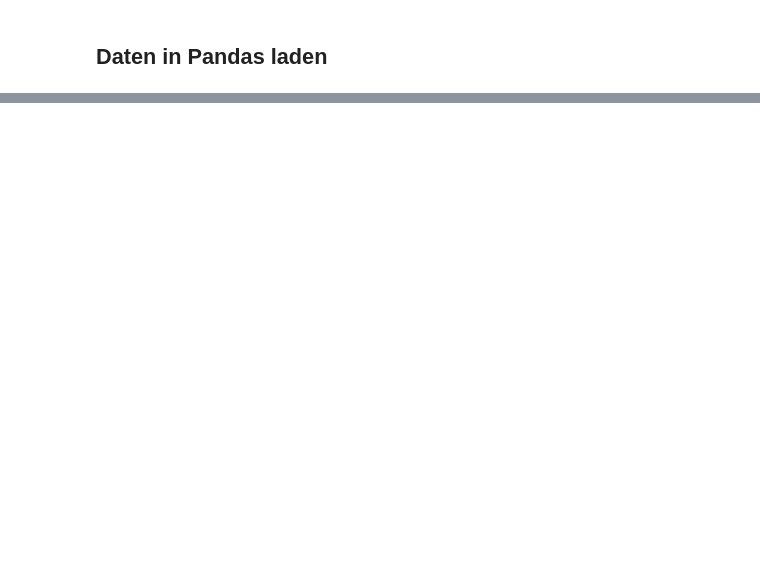
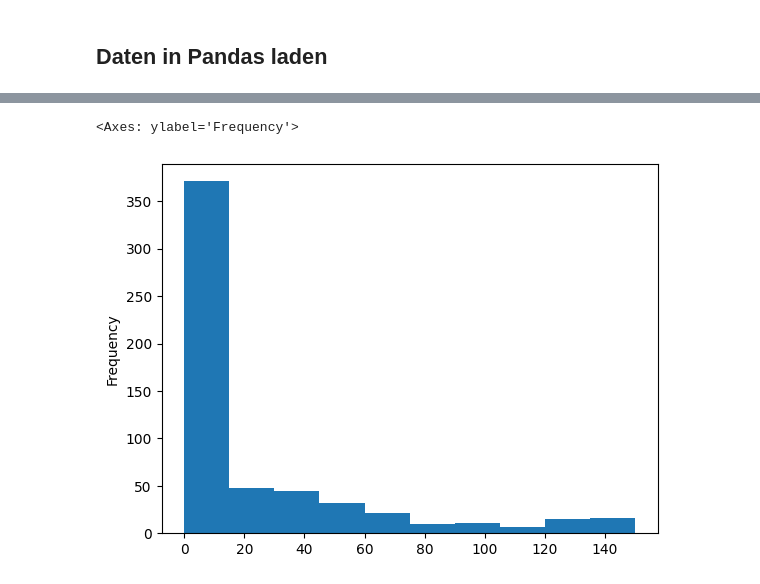
Before and after one commit to lisakleinrubatscher/data-science-SS25, a Jupyter notebook: code/lektion_02.ipynb, the cells around one changed output, grey strips where cells are left out. Cells and saved outputs as stored; diff of their text form; code cells hidden in the pictures; blank space fills up the shorter version.

```diff
--- a/code/lektion_02.ipynb
+++ b/code/lektion_02.ipynb
@@ -85,0 +269,8 @@ data.head(5)
+# %%
+data["description_length"].plot(kind="hist")
+
+# hier sehen wir die meisten haben eine Bio von unter 20 Charakteren, die wenigsten haben eine längere Bio bei deren Profil
+# das kind=hist zeigt die Art des Diagramms, also was für ein Diagramm es sein soll
+# %% [output]
+<Axes: ylabel='Frequency'>
+[figure, added]
```
Also changed, not shown: parts of 28 cells of this notebook, 1 other file.
